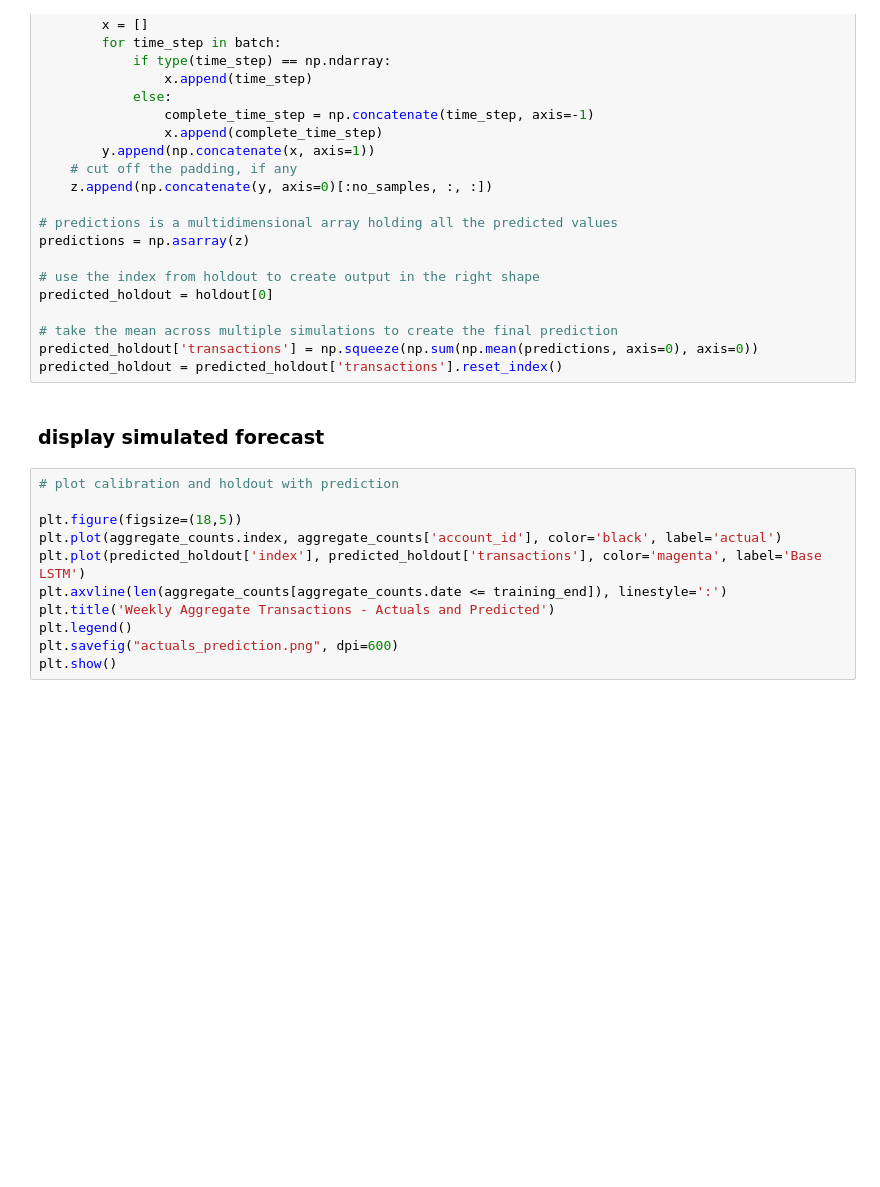
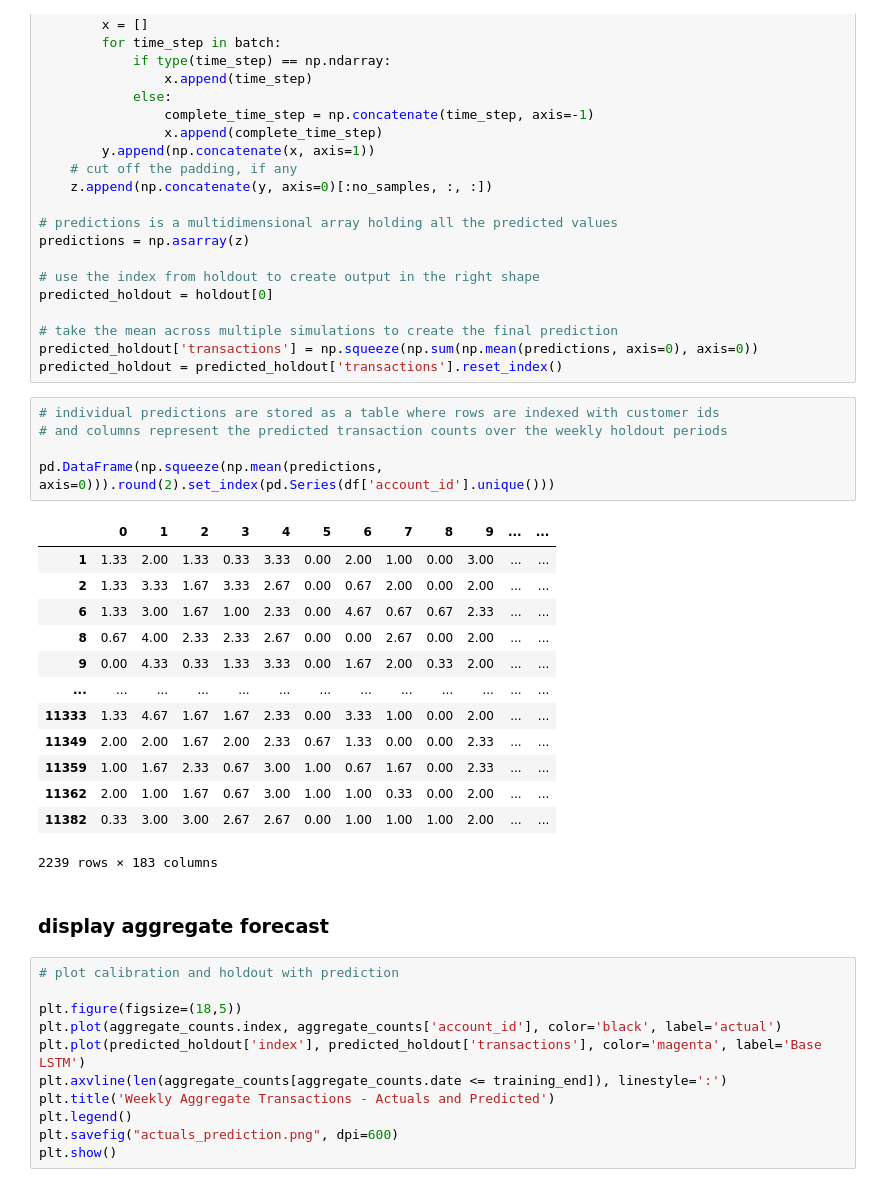
Before and after one commit to valendin/rfm2lstm, a Jupyter notebook: banking_transactions_demo.ipynb, the cells around one changed output. Cells and saved outputs as stored; diff of their text form; blank space fills up the shorter version.

Commit message:
individual predictions

```diff
--- a/banking_transactions_demo.ipynb
+++ b/banking_transactions_demo.ipynb
@@ -592,8 +592,27 @@ predicted_holdout = holdout[0]
 # take the mean across multiple simulations to create the final prediction
 predicted_holdout['transactions'] = np.squeeze(np.sum(np.mean(predictions, axis=0), axis=0))
 predicted_holdout = predicted_holdout['transactions'].reset_index()
+# %%
+# individual predictions are stored as a table where rows are indexed with customer ids
+# and columns represent the predicted transaction counts over the weekly holdout periods
+
+pd.DataFrame(np.squeeze(np.mean(predictions, axis=0))).round(2).set_index(pd.Series(df['account_id'].unique()))
+# %% [output]
+|  | 0 | 1 | 2 | 3 | 4 | 5 | 6 | 7 | 8 | 9 | ... | ... |
+| 1 | 1.33 | 2.00 | 1.33 | 0.33 | 3.33 | 0.00 | 2.00 | 1.00 | 0.00 | 3.00 | ... | ... |
+| 2 | 1.33 | 3.33 | 1.67 | 3.33 | 2.67 | 0.00 | 0.67 | 2.00 | 0.00 | 2.00 | ... | ... |
+| 6 | 1.33 | 3.00 | 1.67 | 1.00 | 2.33 | 0.00 | 4.67 | 0.67 | 0.67 | 2.33 | ... | ... |
+| 8 | 0.67 | 4.00 | 2.33 | 2.33 | 2.67 | 0.00 | 0.00 | 2.67 | 0.00 | 2.00 | ... | ... |
+| 9 | 0.00 | 4.33 | 0.33 | 1.33 | 3.33 | 0.00 | 1.67 | 2.00 | 0.33 | 2.00 | ... | ... |
+| ... | ... | ... | ... | ... | ... | ... | ... | ... | ... | ... | ... | ... |
+| 11333 | 1.33 | 4.67 | 1.67 | 1.67 | 2.33 | 0.00 | 3.33 | 1.00 | 0.00 | 2.00 | ... | ... |
+| 11349 | 2.00 | 2.00 | 1.67 | 2.00 | 2.33 | 0.67 | 1.33 | 0.00 | 0.00 | 2.33 | ... | ... |
+| 11359 | 1.00 | 1.67 | 2.33 | 0.67 | 3.00 | 1.00 | 0.67 | 1.67 | 0.00 | 2.33 | ... | ... |
+| 11362 | 2.00 | 1.00 | 1.67 | 0.67 | 3.00 | 1.00 | 1.00 | 0.33 | 0.00 | 2.00 | ... | ... |
+| 11382 | 0.33 | 3.00 | 3.00 | 2.67 | 2.67 | 0.00 | 1.00 | 1.00 | 1.00 | 2.00 | ... | ... |
+2239 rows × 183 columns
 # %% [markdown]
-### display simulated forecast
+### display aggregate forecast
 # %%
 # plot calibration and holdout with prediction
 
```
Also changed, not shown: parts of 1 cell of this notebook.
